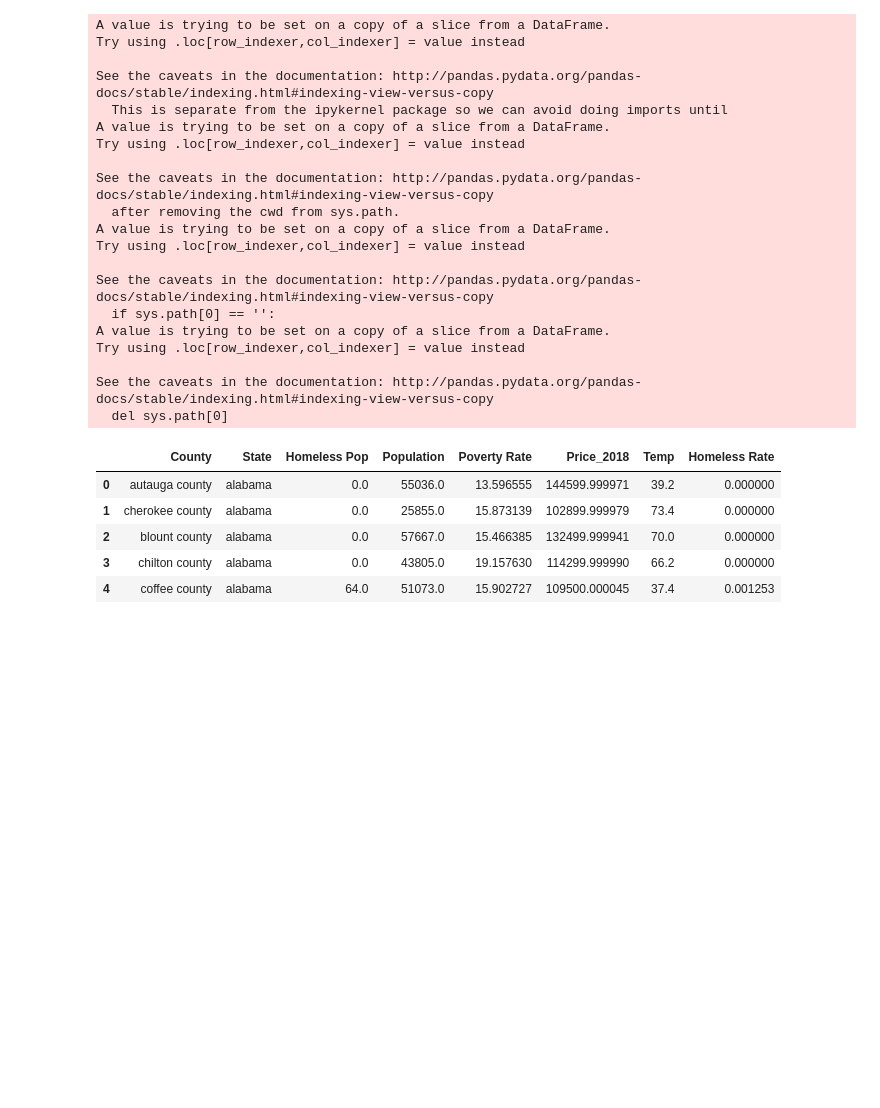
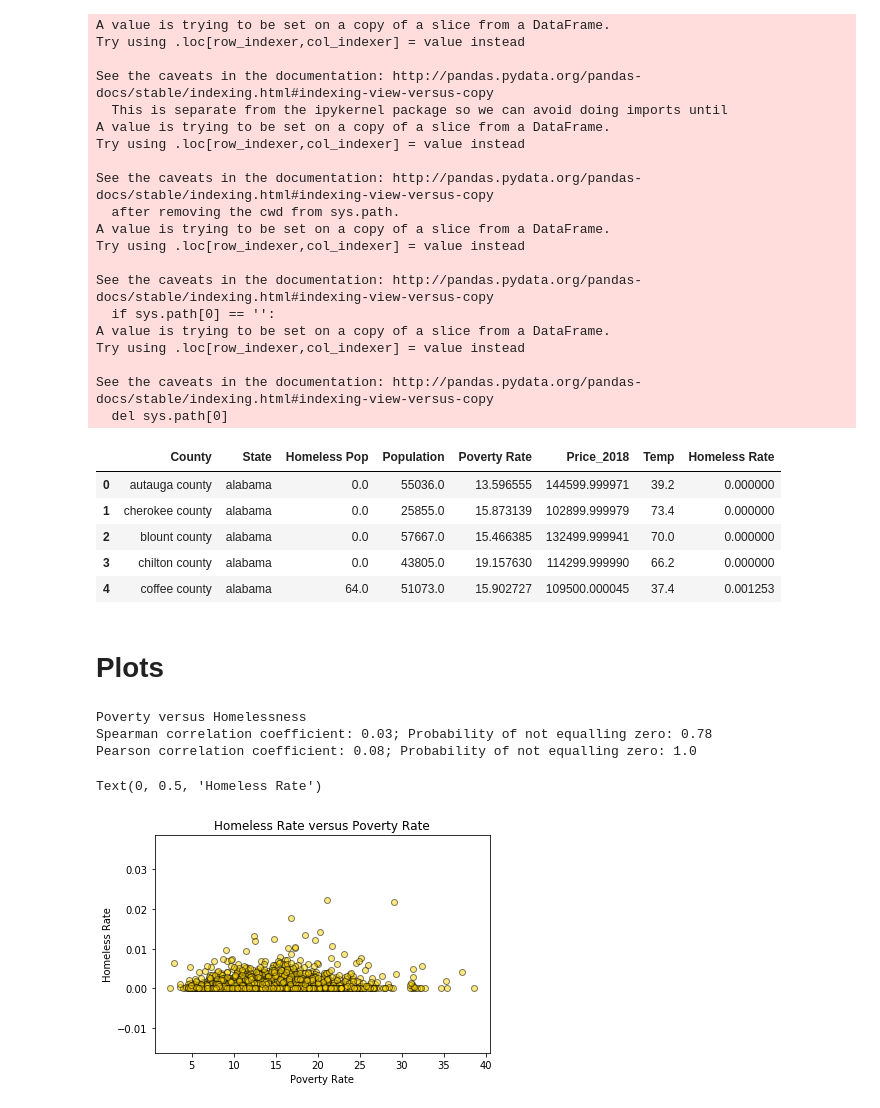
Before and after one commit to sbogdan-sb/Data_Viz_Project, a Jupyter notebook: Homeless_Analysis.ipynb, the cells around one changed output. Saved outputs shown, nothing was run; the diff lists cells and outputs as text; code cells hidden in the pictures; blank space fills up the shorter version.

```diff
--- a/Homeless_Analysis.ipynb
+++ b/Homeless_Analysis.ipynb
@@ -301,3 +301,31 @@ See the caveats in the documentation: http://pandas.pydata.org/pandas-docs/stabl
 | 2 | blount county | alabama | 0.0 | 57667.0 | 15.466385 | 132499.999941 | 70.0 | 0.000000 |
 | 3 | chilton county | alabama | 0.0 | 43805.0 | 19.157630 | 114299.999990 | 66.2 | 0.000000 |
 | 4 | coffee county | alabama | 64.0 | 51073.0 | 15.902727 | 109500.000045 | 37.4 | 0.001253 |
+# %% [markdown]
+# Plots
+# %%
+from scipy.stats import (pearsonr,spearmanr)
+from statsmodels.formula.api import ols
+from statsmodels.stats.anova import anova_lm
+
+plot_data=combined_data.dropna()
+
+plot_data.shape
+
+s_corr, s_p =spearmanr(plot_data["Poverty Rate"],plot_data["Homeless Rate"])
+p_corr, p_p =pearsonr(plot_data["Poverty Rate"],plot_data["Homeless Rate"])
+print("Poverty versus Homelessness")
+print(f"Spearman correlation coefficient: {round(s_corr,2)}; Probability of not equalling zero: {round(1-s_p,2)}")
+print(f"Pearson correlation coefficient: {round(p_corr,2)}; Probability of not equalling zero: {round(1-p_p,2)}")
+plt.scatter(plot_data["Poverty Rate"],plot_data["Homeless Rate"],  marker="o",
+            facecolors="gold", edgecolors="black", alpha=.5, linewidths=1)
+#plot title, axes labels
+plt.title("Homeless Rate versus Poverty Rate")
+plt.xlabel("Poverty Rate")
+plt.ylabel("Homeless Rate")
+# %% [output]
+Poverty versus Homelessness
+Spearman correlation coefficient: 0.03; Probability of not equalling zero: 0.78
+Pearson correlation coefficient: 0.08; Probability of not equalling zero: 1.0
+Text(0, 0.5, 'Homeless Rate')
+[figure, added]
```
Also changed, not shown: parts of 2 cells of this notebook.
